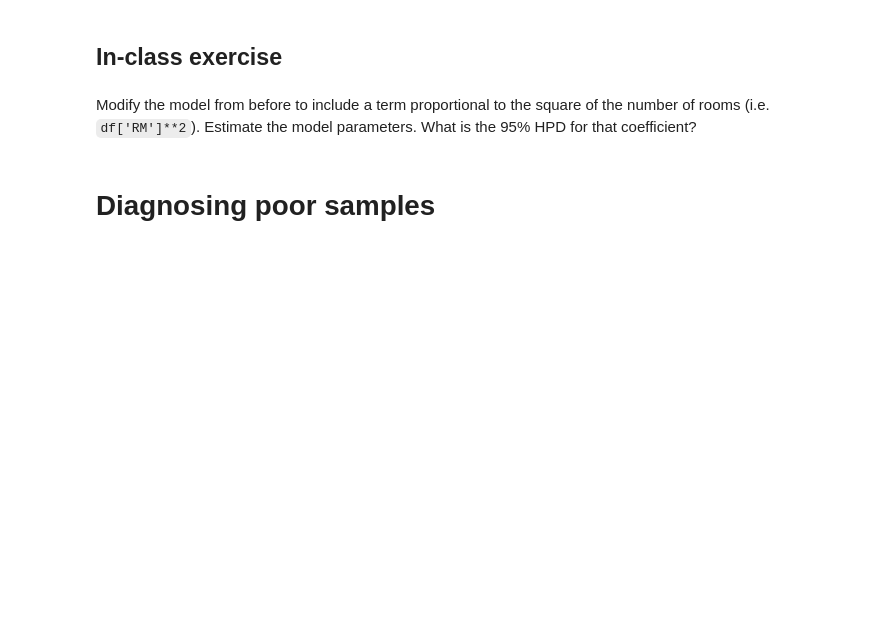
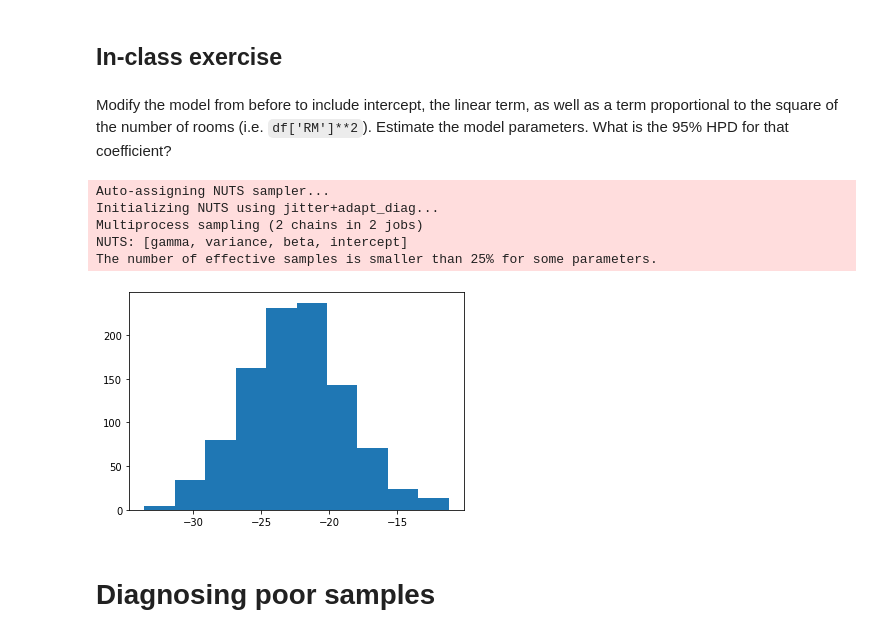
Before and after one commit to rijish45/Model-Based-Data-Science, a Jupyter notebook: notebooks/03-bayesian-modeling.ipynb, the cells around one changed output. Cells and saved outputs as stored; diff of their text form; code cells hidden in the pictures; blank space fills up the shorter version.

```diff
--- a/notebooks/03-bayesian-modeling.ipynb
+++ b/notebooks/03-bayesian-modeling.ipynb
@@ -211,4 +221,24 @@ pm.plot_posterior(trace);
 # %% [markdown]
 ## In-class exercise
 # %% [markdown]
-Modify the model from before to include a term proportional to the square of the number of rooms (i.e. `df['RM']**2`). Estimate the model parameters. What is the 95% HPD for that coefficient?
+Modify the model from before to include intercept, the linear term, as well as a term proportional to the square of the number of rooms (i.e. `df['RM']**2`). Estimate the model parameters. What is the 95% HPD for that coefficient?
+# %%
+modified_model = pm.Model()
+
+with modified_model:
+    intercept = pm.Normal('intercept',mu=0,sd=100)
+    beta = pm.Normal('beta',sd=100)
+    variance = pm.InverseGamma('variance',alpha=0.1,beta=0.1)
+    gamma = pm.Normal('gamma', sd = 100)
+    sd = pm.Deterministic('sd',variance**0.5)
+    yhat = intercept + beta*df['RM'] + gamma*df['RM']**2
+    y = pm.Normal('y', mu=yhat, sd=sd, observed=df['MEDV'])
+    modified_trace = pm.sample(tune = 4000)
+    plt.hist(modified_trace['beta'])
+# %% [output]
+Auto-assigning NUTS sampler...
+Initializing NUTS using jitter+adapt_diag...
+Multiprocess sampling (2 chains in 2 jobs)
+NUTS: [gamma, variance, beta, intercept]
+The number of effective samples is smaller than 25% for some parameters.
+[figure, added]
```
Also changed, not shown: parts of 21 cells of this notebook, 1 other file.
